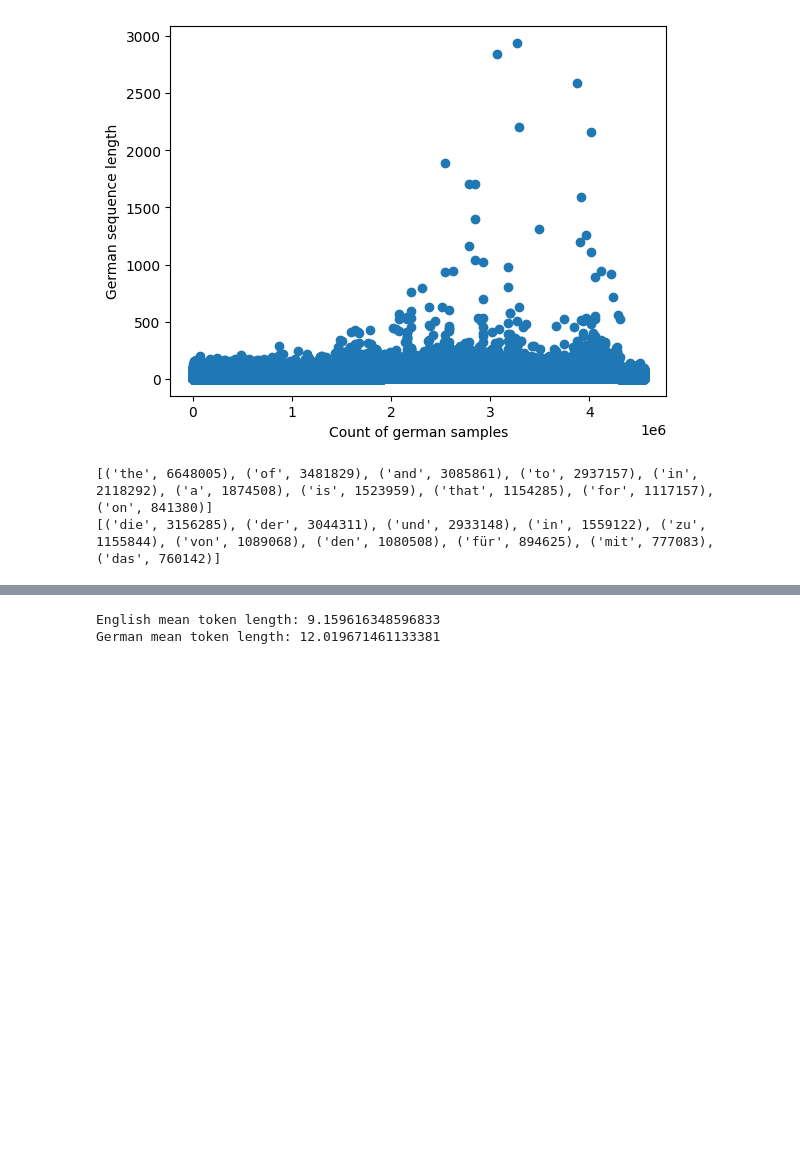
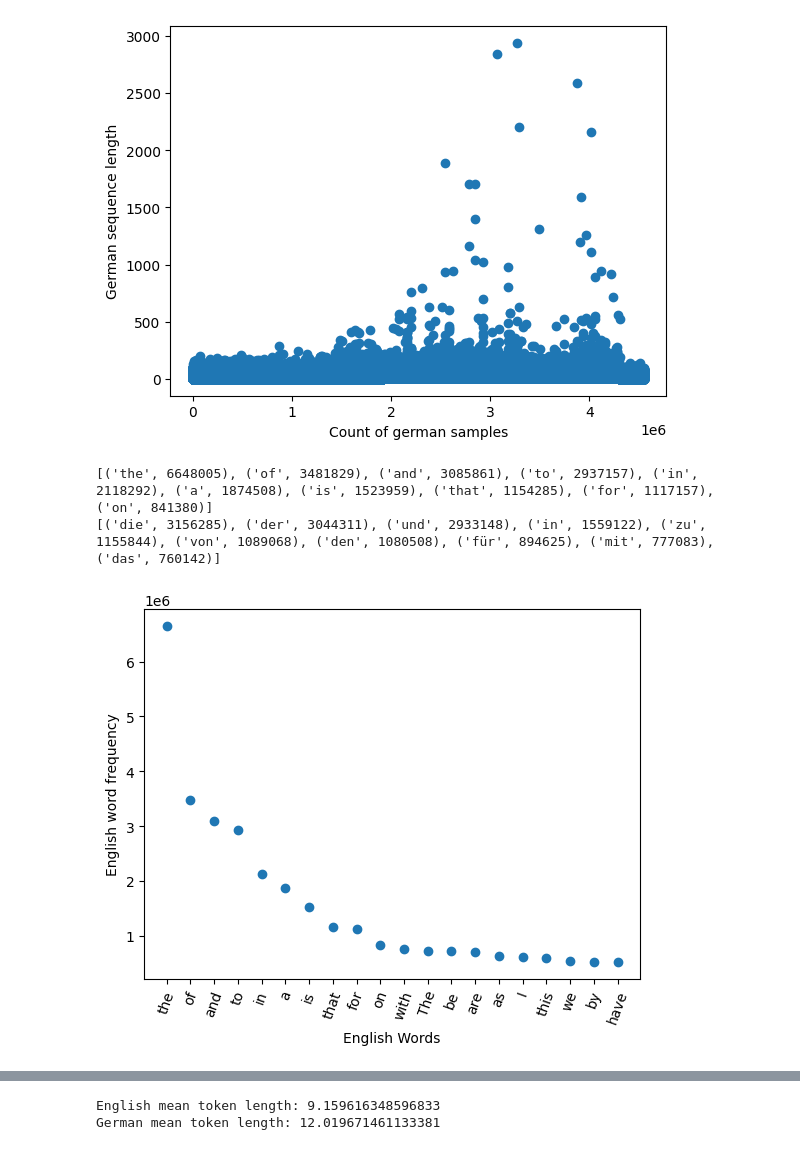
Before and after one commit to aflah02/DL_Assignments, a Jupyter notebook: Assignment_3/Task_2/visualization.ipynb, the cells around one changed output, grey strips where cells are left out. Cells and saved outputs as stored; diff of their text form; code cells hidden in the pictures; blank space fills up the shorter version.

```diff
--- a/Assignment_3/Task_2/visualization.ipynb
+++ b/Assignment_3/Task_2/visualization.ipynb
@@ -57,3 +57,11 @@ print(de_counter.most_common(10))
 # %% [output]
 [('the', 6648005), ('of', 3481829), ('and', 3085861), ('to', 2937157), ('in', 2118292), ('a', 1874508), ('is', 1523959), ('that', 1154285), ('for', 1117157), ('on', 841380)]
 [('die', 3156285), ('der', 3044311), ('und', 2933148), ('in', 1559122), ('zu', 1155844), ('von', 1089068), ('den', 1080508), ('für', 894625), ('mit', 777083), ('das', 760142)]
+# %%
+plt.plot([x[0] for x in en_counter.most_common(20)], [x[1] for x in en_counter.most_common(20)], 'o')
+plt.xlabel('English Words')
+plt.ylabel('English word frequency')
+plt.xticks(rotation=70)
+plt.show()
+# %% [output]
+[figure, added]
```
Also changed, not shown: parts of 2 cells of this notebook, 2 other files.
